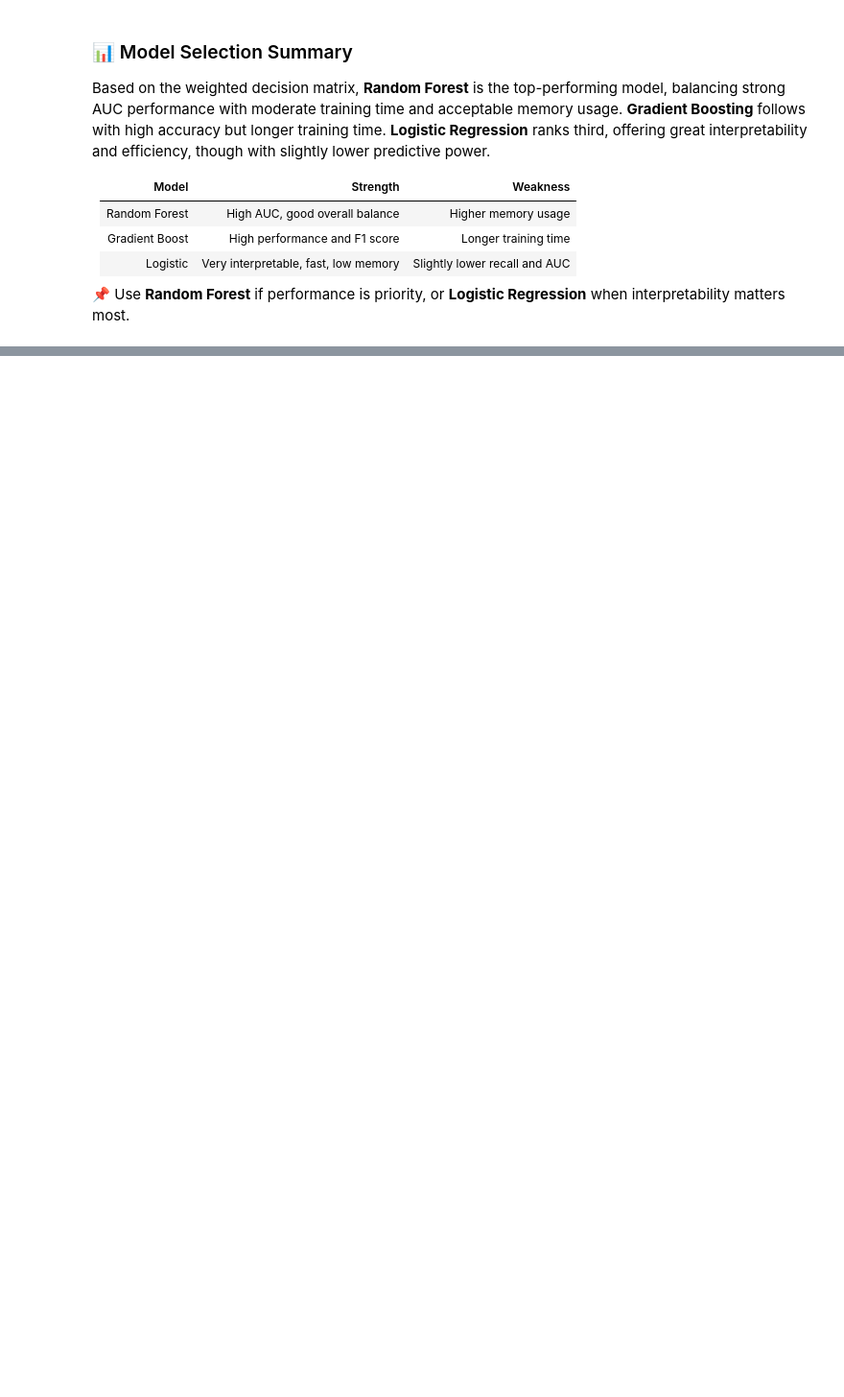
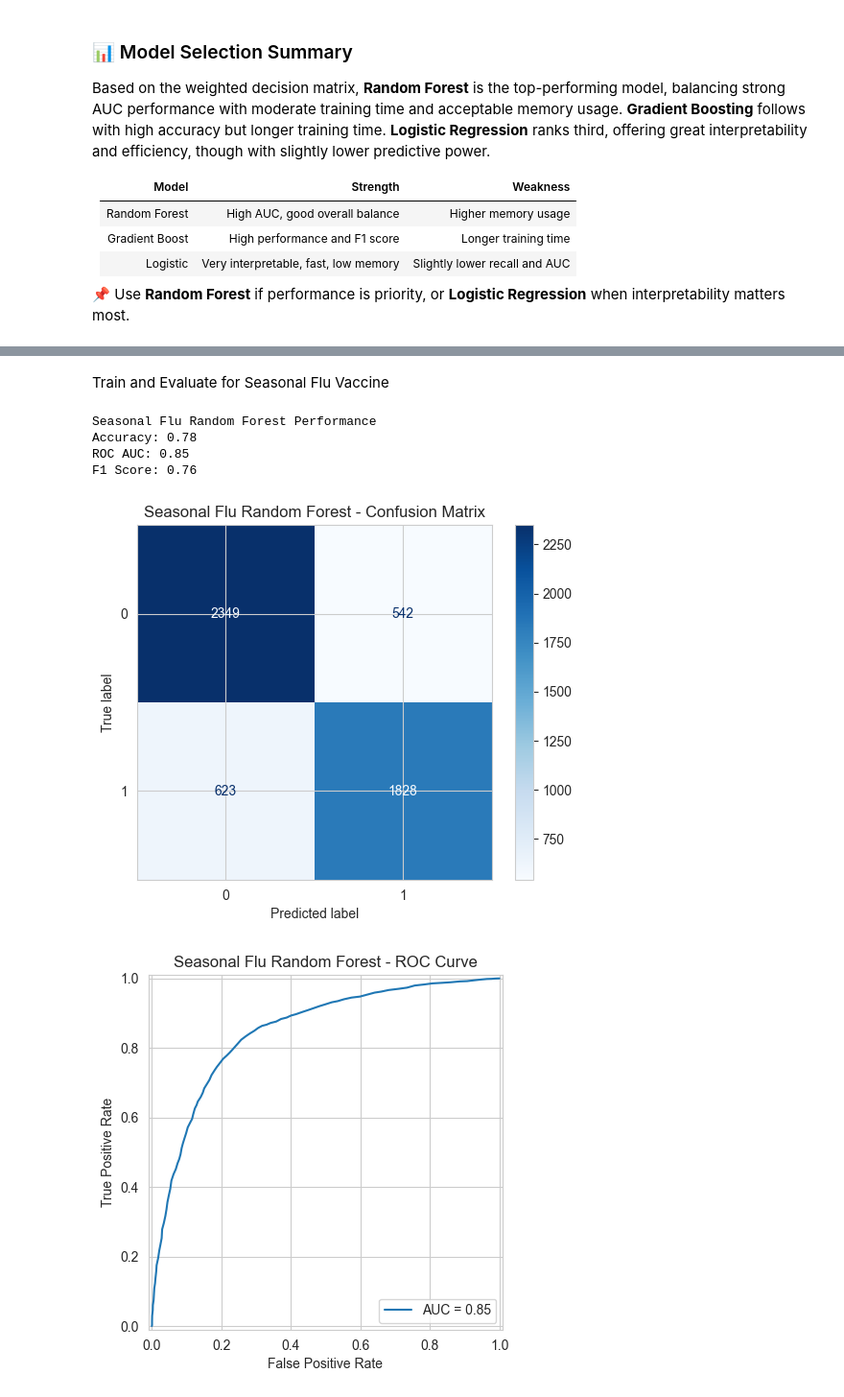
Before and after one commit to albert-raphael/alpha-group, a Jupyter notebook: Notebooks/flu shot.ipynb, the cells around one changed output, grey strips where cells are left out. Shown at 96% size. Drawn from its saved outputs; the diff is of its cells as text; code cells hidden in the pictures; blank space fills up the shorter version.

```diff
--- a/Notebooks/flu shot.ipynb
+++ b/Notebooks/flu shot.ipynb
@@ -3052,0 +3122,15 @@ Based on the weighted decision matrix, **Random Forest** is the top-performing m
+# %% [markdown]
+Train and Evaluate for Seasonal Flu Vaccine
+# %%
+# Assuming: y_train_seasonal, y_test_seasonal, X_train_seasonal, X_test_seasonal for seasonal
+model = RandomForestClassifier(random_state=42)
+model.fit(X_train_seasonal, y_train_seasonal)
+
+acc_seasonal, auc_seasonal, f1_seasonal = evaluate_model(model, X_test_seasonal, y_test_seasonal, "Seasonal Flu Random Forest")
+# %% [output]
+Seasonal Flu Random Forest Performance
+Accuracy: 0.78
+ROC AUC: 0.85
+F1 Score: 0.76
+[figure, added]
+[figure, added]
```
Also changed, not shown: parts of 38 cells of this notebook.
